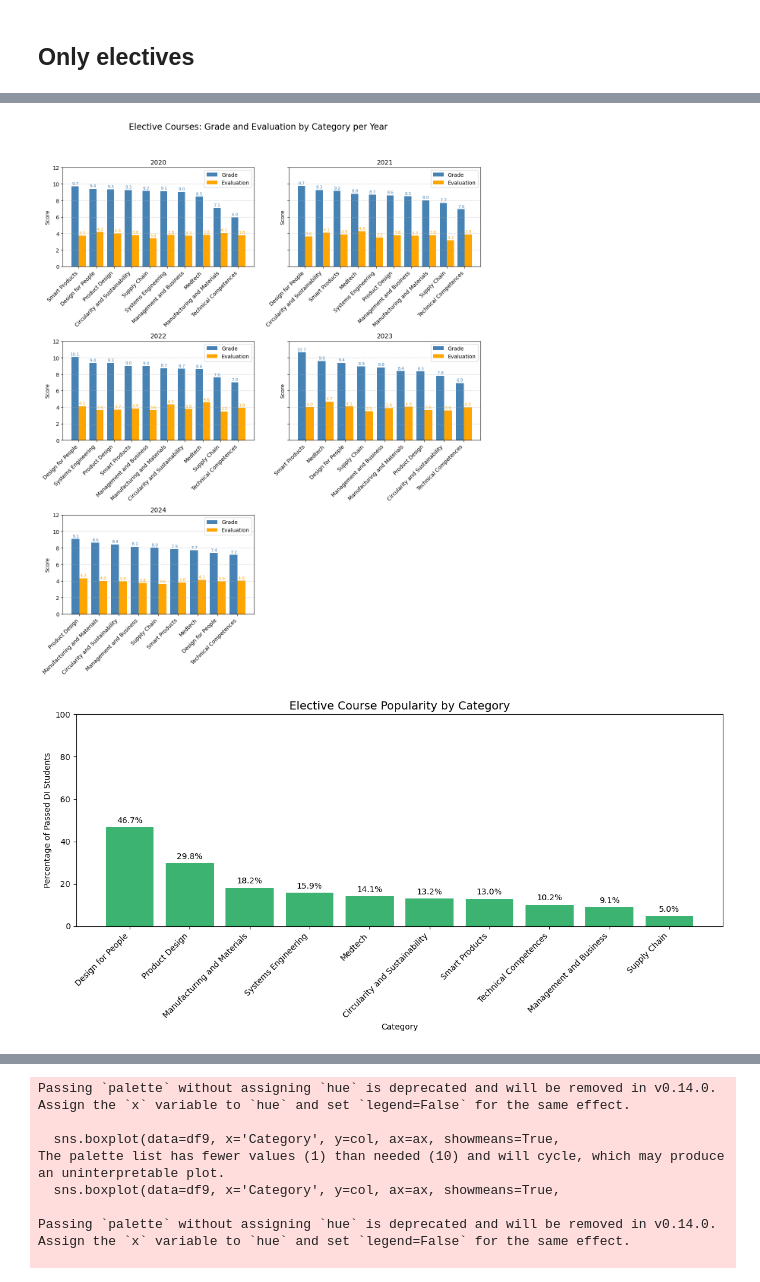
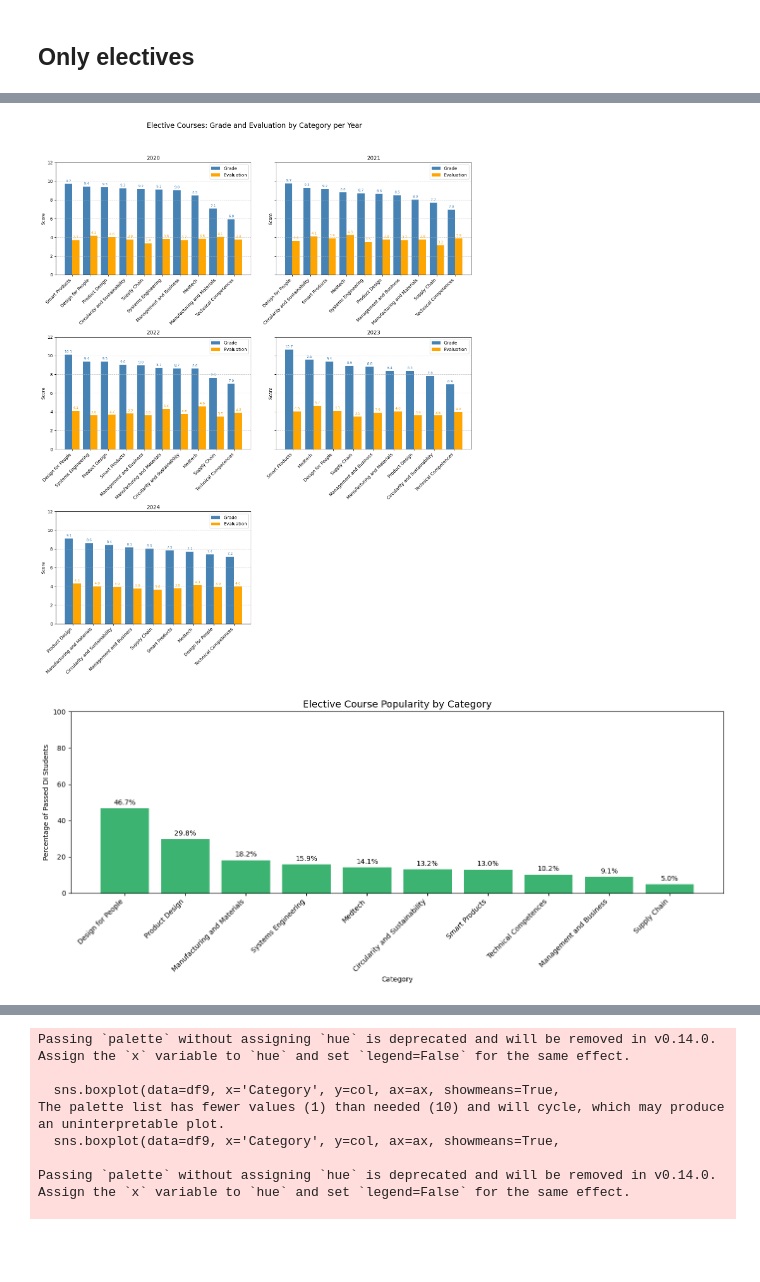
Before and after one commit to Alex-Nielsen-manden/Alex-Nielsen-manden.github.io, a Jupyter notebook: Data load/Final Project B.ipynb, the cells around one changed output, grey strips where cells are left out. Drawn from its saved outputs; the diff is of its cells as text; code cells hidden in the pictures; blank space fills up the shorter version.

```diff
--- a/Data load/Final Project B.ipynb
+++ b/Data load/Final Project B.ipynb
@@ -735,7 +735,7 @@ ncols = 2
 nrows = int(np.ceil(num_years / ncols))
 
 # Plot settings
-fig, axes = plt.subplots(nrows=nrows, ncols=ncols, figsize=(12, 5 * nrows), sharey=True)
+fig, axes = plt.subplots(nrows=nrows, ncols=ncols, figsize=(14, 6 * nrows), sharey=True)
 axes = axes.flatten()
 
 for i, year in enumerate(years):
@@ -770,7 +770,7 @@ plt.suptitle("Elective Courses: Grade and Evaluation by Category per Year", font
 plt.tight_layout(rect=[0, 0, 1, 0.95])
 plt.show()
 # %% [output]
-[figure, old version]
+[figure, new version]
 # %%
 # Copy and filter for elective courses
 df_n5 = CD.copy()
@@ -790,35 +790,35 @@ df_n5['Category'] = df_n5['Category'].astype(str).str.strip()
 # Drop rows where Category is missing or empty
 df_n5 = df_n5[df_n5['Category'].str.lower().isin(['', 'nan', 'none']) == False]
 
 # Calculate DI fraction as percentage
 df_n5['DI_fraction'] = 100 * df_n5['Passed DI students'] / df_n5['Passed students']
 
 # Group and sort
 popularity_by_category = df_n5.groupby('Category')['DI_fraction'].mean().reset_index()
 popularity_by_category = popularity_by_category.sort_values(by='DI_fraction', ascending=False)
 
 # Plot
-plt.figure(figsize=(12, 6))
+plt.figure(figsize=(14, 6))
 bars = plt.bar(popularity_by_category['Category'], popularity_by_category['DI_fraction'], color='mediumseagreen')
 plt.xticks(rotation=45, ha='right')
 plt.ylabel('Fraction of Passed DI Students')
 plt.xlabel('Category')
 plt.ylabel('Percentage of Passed DI Students')
 plt.ylim(0, 100)
 plt.grid(False)
 plt.title('Elective Course Popularity by Category', fontsize=14)
 # Annotate bars with percentage values
 for bar in bars:
     height = bar.get_height()
     plt.annotate(f'{height:.1f}%', xy=(bar.get_x() + bar.get_width() / 2, height),
                  xytext=(0, 3), textcoords="offset points", ha='center', va='bottom')
 
 
 plt.tight_layout()
 plt.savefig("popularity_by_category.png", dpi=300, bbox_inches="tight")
 plt.show()
 # %% [output]
-[figure, old version]
+[figure, new version]
 # %%
 # Copy and filter for elective courses
 df_n6 = CD.copy()
```
Also changed, not shown: parts of 7 cells of this notebook, 8 other files.
